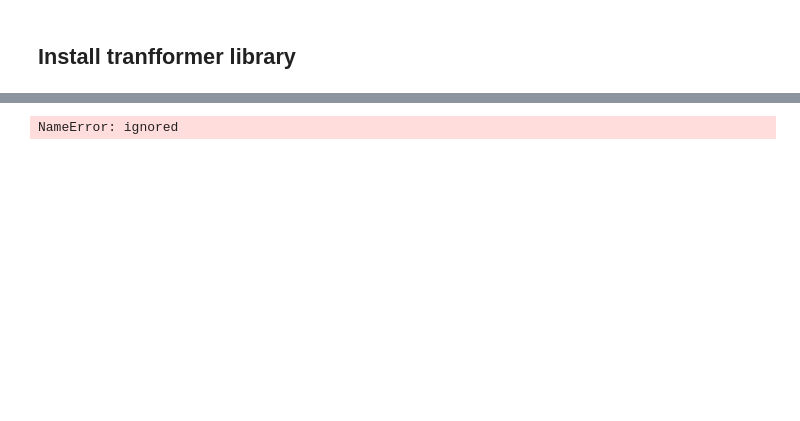
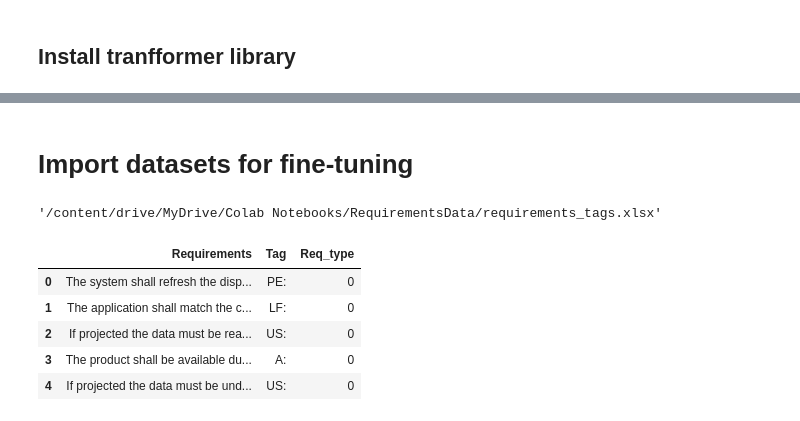
Before and after one commit to hjshah142/BERT-Fine-Tuning-Software-Requirements-Classification, a Jupyter notebook: Transformer.ipynb, the cells around one changed output, grey strips where cells are left out. Cells and saved outputs as stored; diff of their text form; code cells hidden in the pictures; blank space fills up the shorter version.

```diff
--- a/Transformer.ipynb
+++ b/Transformer.ipynb
@@ -107,0 +107,2 @@ tokenizer = BertTokenizerFast.from_pretrained('bert-base-uncased')
+# %% [markdown]
+# Import datasets for fine-tuning
@@ -107,0 +111,6 @@ tokenizer = BertTokenizerFast.from_pretrained('bert-base-uncased')
+# %%
+import os
+train_data_path =os.path.join(script_dir, "RequirementsData/requirements_tags.xlsx")
+train_data_path
+# %% [output]
+'/content/drive/MyDrive/Colab Notebooks/RequirementsData/requirements_tags.xlsx'
@@ -108,14 +119,15 @@ tokenizer = BertTokenizerFast.from_pretrained('bert-base-uncased')
+# %%
+df_train.head()
+# %% [output]
+|  | Requirements | Tag | Req_type |
+| 0 | The system shall refresh the disp... | PE: | 0 |
+| 1 | The application shall match the c... | LF: | 0 |
+| 2 | If projected the data must be rea... | US: | 0 |
+| 3 | The product shall be available du... | A: | 0 |
+| 4 | If projected the data must be und... | US: | 0 |
 # %%
 # split train dataset into train, validation and test sets
-train_text, temp_text, train_labels, temp_labels = train_test_split(df['text'], df['label'],
+train_reqs, val_reqs, train_class, val_class = train_test_split(df_train['Requirements'], df_train['Req_type'],
                                                                     random_state=2018,
-                                                                    test_size=0.3,
-                                                                    stratify=df['label'])
-
-
-val_text, test_text, val_labels, test_labels = train_test_split(temp_text, temp_labels,
-                                                                random_state=2018,
-                                                                test_size=0.5,
-                                                                stratify=temp_labels)
+                                                                    test_size=0.2,
+                                                                stratify=df_train['Req_type'])
-# %% [output]
-NameError: ignored
```
Also changed, not shown: parts of 46 cells of this notebook, 1 other file.
